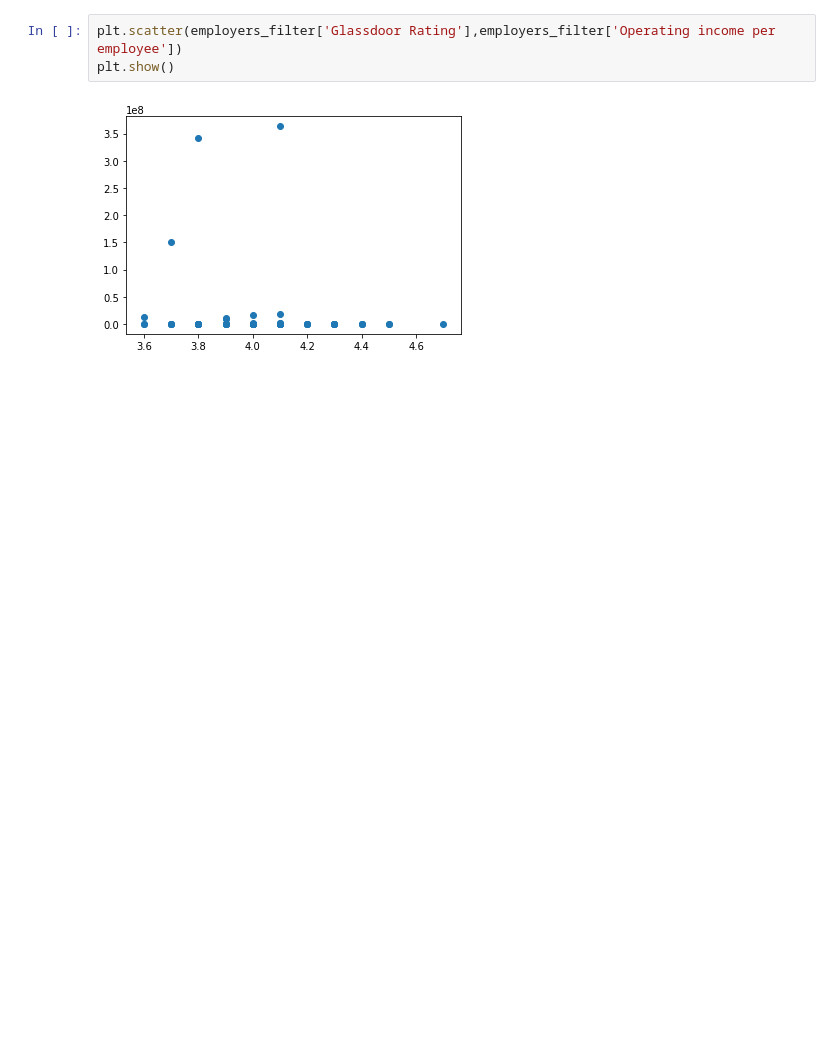
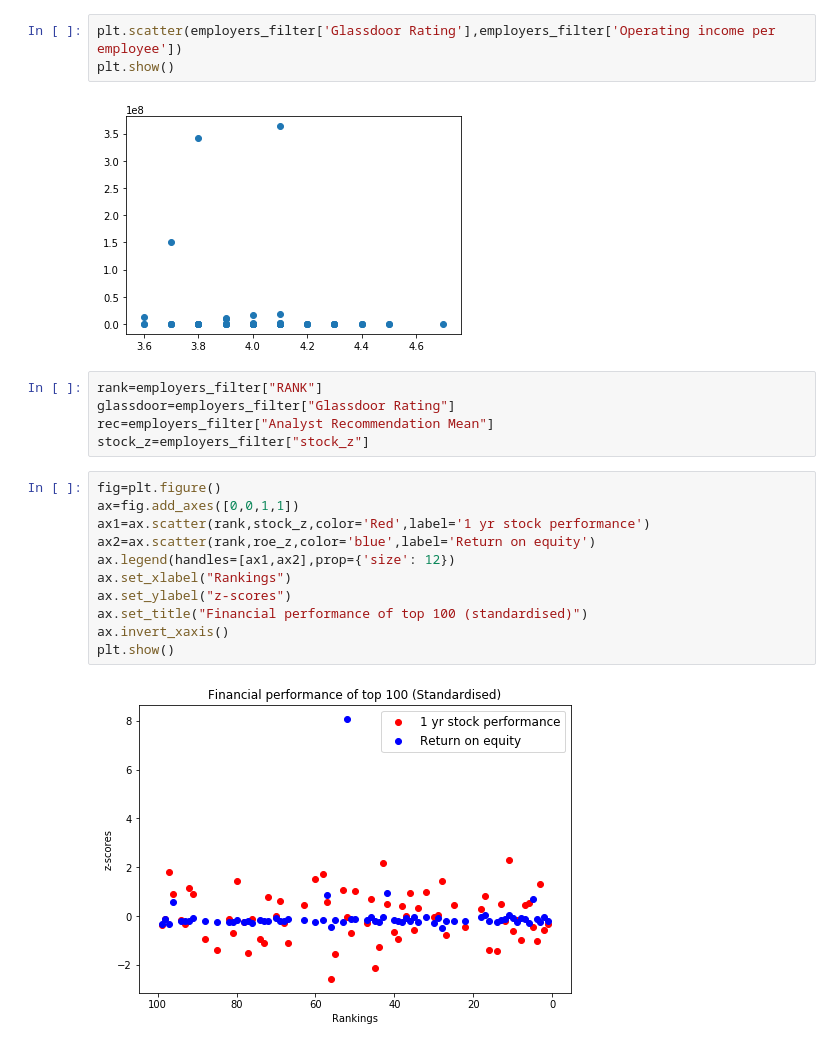
Before and after one commit to timonx11/Project-1-Demonstrasion-Group6, a Jupyter notebook: starter_code/employers_YFloop_section2.ipynb, the cells around one changed output. Drawn from its saved outputs; the diff is of its cells as text; blank space fills up the shorter version.

```diff
--- a/starter_code/employers_YFloop_section2.ipynb
+++ b/starter_code/employers_YFloop_section2.ipynb
@@ -225,3 +224,21 @@ plt.scatter(employers_filter['Glassdoor Rating'],employers_filter['Operating inc
 plt.show()
 # %% [output]
 [figure]
+# %%
+rank=employers_filter["RANK"]
+glassdoor=employers_filter["Glassdoor Rating"]
+rec=employers_filter["Analyst Recommendation Mean"]
+stock_z=employers_filter["stock_z"]
+# %%
+fig=plt.figure()
+ax=fig.add_axes([0,0,1,1])
+ax1=ax.scatter(rank,stock_z,color='Red',label='1 yr stock performance')
+ax2=ax.scatter(rank,roe_z,color='blue',label='Return on equity')
+ax.legend(handles=[ax1,ax2],prop={'size': 12})
+ax.set_xlabel("Rankings")
+ax.set_ylabel("z-scores")
+ax.set_title("Financial performance of top 100 (standardised)")
+ax.invert_xaxis()
+plt.show()
+# %% [output]
+[figure, added]
```
Also changed, not shown: parts of 10 cells of this notebook.
